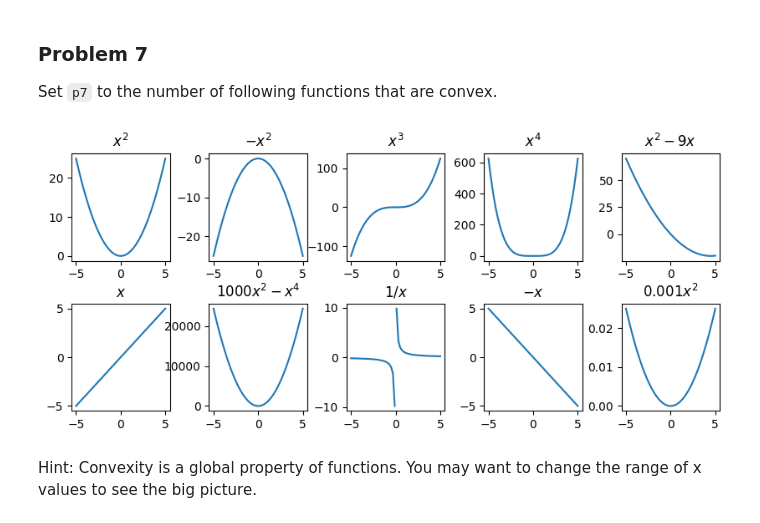
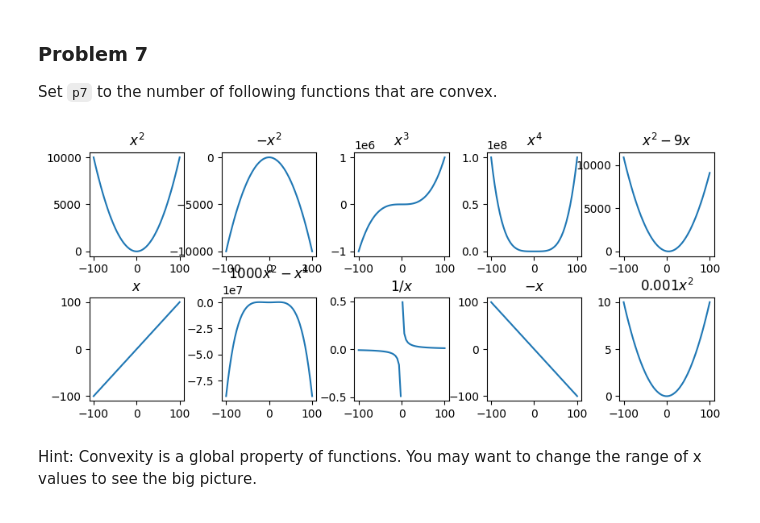
Before and after one commit to amadara1/dx601-homework-04, a Jupyter notebook: homework.ipynb, the cells around one changed output. Cells and saved outputs as stored; diff of their text form; code cells hidden in the pictures.

```diff
--- a/homework.ipynb
+++ b/homework.ipynb
@@ -178,7 +178,7 @@ Set `p7` to the number of following functions that are convex.
 # %%
 # @ title Functions to Check for Convexity
 
-xs = np.linspace(-5, 5)
+xs = np.linspace(-100, 100)
 
 plt.figure(figsize=(10, 4))
 plt.subplot(2, 5, 1)
@@ -197,34 +197,34 @@ plt.subplot(2, 5, 4)
 plt.plot(xs, xs**4)
 plt.title("$x^4$")
 
 plt.subplot(2, 5, 5)
 plt.plot(xs, xs*xs - 9 * xs)
 plt.title("$x^2 - 9x$")
 
 plt.subplot(2, 5, 6)
 plt.plot(xs, xs)
 plt.title("$x$")
 
 plt.subplot(2, 5, 7)
 plt.plot(xs, -xs**4+1000 * xs**2)
 plt.title("$1000x^2 - x^4$")
 
 plt.subplot(2, 5, 8)
 plt.plot([x for x in xs if x > 0], [1 / x for x in xs if x > 0], color="C0")
 plt.plot([x for x in xs if x < 0], [1 / x for x in xs if x < 0], color="C0")
 plt.title("$1/x$")
 
 plt.subplot(2, 5, 9)
 plt.plot(xs, -xs)
 plt.title("$-x$")
 
 plt.subplot(2, 5, 10)
 plt.plot(xs, 0.001 * xs**2)
 plt.title("$0.001 x^2$")
 
 plt.subplots_adjust(hspace=0.4, wspace=0.4);
 # %% [output]
-[figure, old version]
+[figure, new version]
 # %% [markdown]
 Hint: Convexity is a global property of functions.
 You may want to change the range of x values to see the big picture.
```
Also changed, not shown: parts of 5 cells of this notebook.
